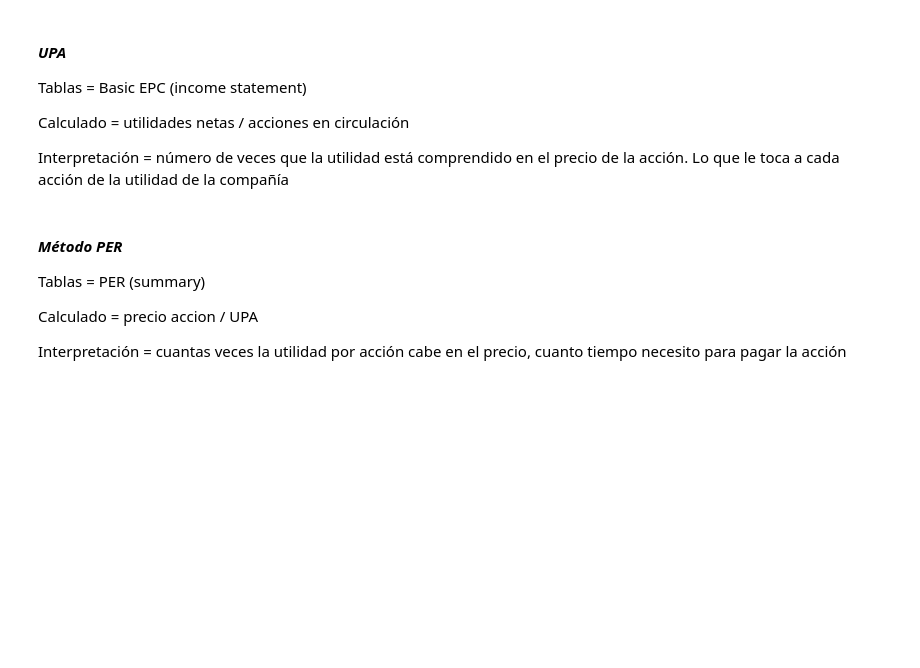
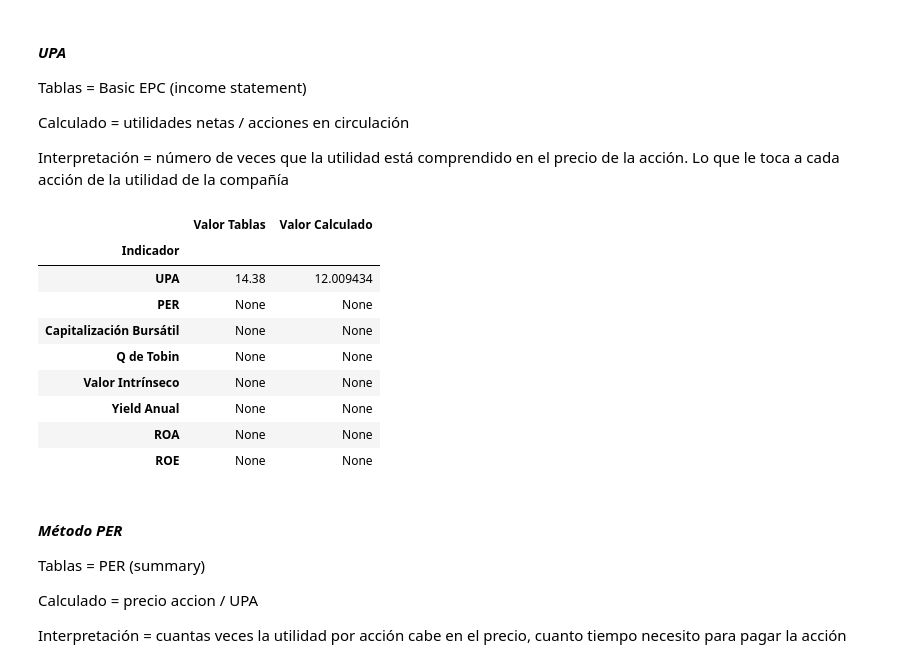
Before and after one commit to gabilang12/finanzas_corporativas, a Jupyter notebook: fc_parte_6.ipynb, the cells around one changed output. Cells and saved outputs as stored; diff of their text form; code cells hidden in the pictures; blank space fills up the shorter version.

```diff
--- a/fc_parte_6.ipynb
+++ b/fc_parte_6.ipynb
@@ -325,3 +321,10 @@ info_financiera
 | Activos | 85,994,000 |
 | Dividendo Anual | 4.2 |
 | Utilidad operativa | 6,523,000 |
+# %%
+info_financiera['Valores']['Utilidades Netas'] = info_financiera['Valores']['Utilidades Netas'].replace(",", "")
+info_financiera['Valores']['Acciones en Circulación'] = info_financiera['Valores']['Acciones en Circulación'].replace(",", "")
+info_financiera['Valores']['Patrimonio'] = info_financiera['Valores']['Patrimonio'].replace(",", "")
+info_financiera['Valores']['Activos'] = info_financiera['Valores']['Activos'].replace(",", "")
+info_financiera['Valores']['Utilidad operativa'] = info_financiera['Valores']['Utilidad operativa'].replace(",", "")
+info_financiera
@@ -361,6 +370,21 @@ Tablas = Basic EPC (income statement)
 Calculado = utilidades netas / acciones en circulación
 
 Interpretación = número de veces que la utilidad está comprendido en el precio de la acción. Lo que le toca a cada acción de la utilidad de la compañía
+# %%
+indicadores['Valor Tablas']['UPA'] = Income_st['5/31/2022']['Basic EPS']
+indicadores['Valor Calculado']['UPA'] = int(info_financiera['Valores']['Utilidades Netas']) / int(info_financiera['Valores']['Acciones en Circulación'])
+indicadores
+# %% [output]
+|  | Valor Tablas | Valor Calculado |
+| Indicador |  |  |
+| UPA | 14.38 | 12.009434 |
+| PER | None | None |
+| Capitalización Bursátil | None | None |
+| Q de Tobin | None | None |
+| Valor Intrínseco | None | None |
+| Yield Anual | None | None |
+| ROA | None | None |
+| ROE | None | None |
 # %% [markdown]
 #### *Método PER*
 
```
Also changed, not shown: parts of 6 cells of this notebook.
